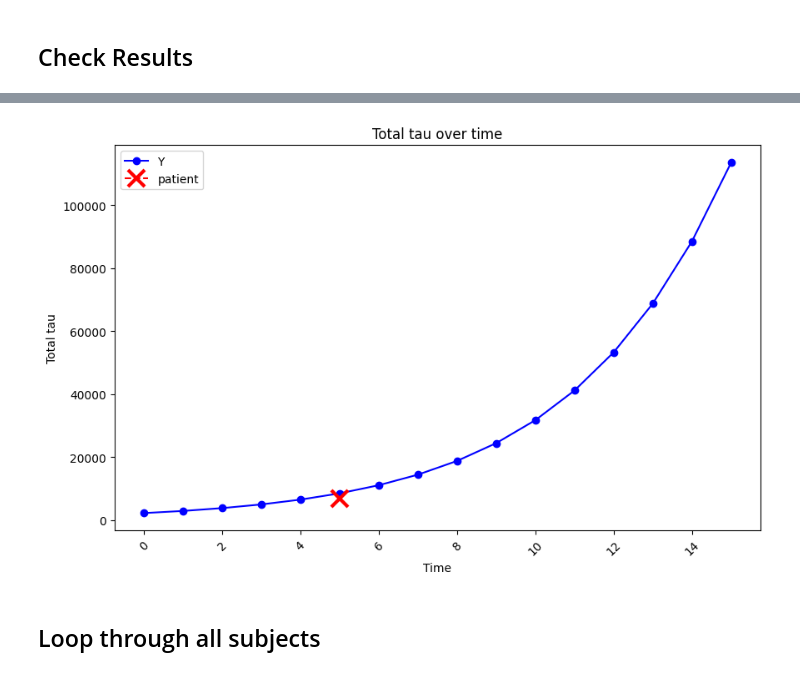
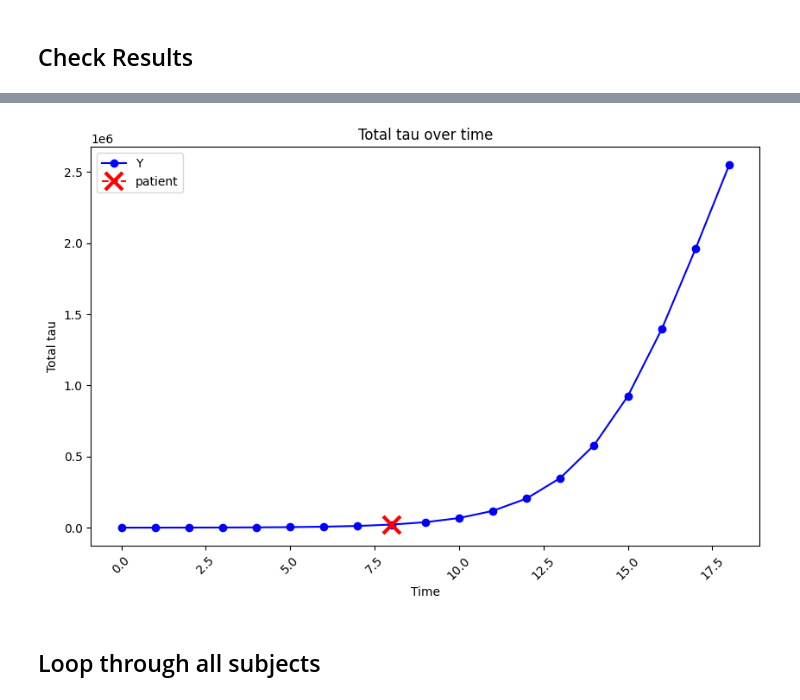
Before and after one commit to LaasyaMunjeti/EBM-Nexis, a Jupyter notebook: Running_nexis_seedop.ipynb, the cells around one changed output, grey strips where cells are left out. Cells and saved outputs as stored; diff of their text form; code cells hidden in the pictures.

```diff
--- a/Running_nexis_seedop.ipynb
+++ b/Running_nexis_seedop.ipynb
@@ -60,9 +60,12 @@ regions = ['Left-Cerebellum-Cortex','Left-Thalamus-Proper','Left-Hippocampus','L
+# %%
+# Run on either individual subjects (1) or whole cohort (0) (SET HERE)
+individual = 1
 # %%
 # Define inputs to NEXIS
 
 C_ = connectivity_matrix  # Connectivity matrix (nROI x nROI)
 U_ = np.zeros((nROI, 1)) # Cell type matrix (nROI x nTypes)/ gene_data_reordered
-t_vec_ = np.linspace(0, 15, 16)  # Time vector in terms of stages outputted by EBM (16 stages) # CHANGE LATER: 100 time points once time vs. stage relationship has been specified
+t_vec_ = np.linspace(0, 18, 19)  # Time vector in terms of stages outputted by EBM (16 stages) # CHANGE LATER: 100 time points once time vs. stage relationship has been specified
 w_dir_ = 0  # Since I don't care about directionality, set to 0 which overwrites s as 0.5
 volcorrect_ = 1  # Binary flag set to 0 if not correcting for volume, set to 1 if correcting for volume and add regional volume data to regional_volumes
 region_volumes_ = regional_volumes_excluded  # Regional volumes for normalization (nROI x 1)
@@ -285,13 +331,12 @@ plt = heatmap('baseline',Y)
 # %% [markdown]
 ## Check Results
 # %%
-# Calculate MSE between E(t) and Y
-mse = mse_matrix(patient_tau, Y_edited)
-print('Mean squared error: ' + str(mse))
+if individual:
+    # Calculate MSE between E(t) and Y
+    mse = mse_matrix(patient_tau, Y_edited)
+    print('Mean squared error: ' + str(mse))
 
- # Calculate R (only relevant with longitudinal data)
-Y_edited = Y_edited.flatten()
-patient_tau = patient_tau.flatten()
-R, p_value = pearsonr(Y_edited, patient_tau)
-print('Pearsons R: ' + str(R))
+    # Calculate R (only relevant with longitudinal data)
+    R, p_value = pearsonr(Y_edited.flatten(), patient_tau.flatten())
+    print('Pearsons R: ' + str(R))
 # %% [output]
@@ -300,31 +345,52 @@ Pearsons R: 0.3484648604439848
 # %%
 # Plot total tau over time for patient tau and Y_edited
 
-# Volume correction
-regional_volumes_array = np.array(regional_volumes_excluded)
-regional_volumes_array = regional_volumes_array.reshape((78,1))
-tau_mass_Y = regional_volumes_array * Y
-total_tau_Y = np.sum(tau_mass_Y, axis=0)
-patient_tau = patient_tau.reshape(78,1)
-tau_mass_patient = regional_volumes_array * patient_tau
-total_tau_patient = np.sum(tau_mass_patient, axis=0)
+if individual:
 
-time_points_Y = np.linspace(0, 15, 16)
+    # Volume correction
+    regional_volumes_array = np.array(regional_volumes_excluded)
+    regional_volumes_array = regional_volumes_array.reshape((78,1))
+    tau_mass_Y = regional_volumes_array * Y
+    total_tau_Y = np.sum(tau_mass_Y, axis=0)
+    patient_tau = patient_tau.reshape(78,1)
+    tau_mass_patient = regional_volumes_array * patient_tau
+    total_tau_patient = np.sum(tau_mass_patient, axis=0)
 
-plt.figure(figsize=(10, 6))
+    time_points_Y = np.linspace(0, 18, 19)
 
-# Plot total_tau_Y
-plt.plot(time_points_Y, total_tau_Y, marker='o', linestyle='-', color='b', label= 'Y')
+    plt.figure(figsize=(10, 6))
 
-# Plot total_tau_patient on the same graph
-plt.plot(stages, total_tau_patient, marker='x', linestyle='--', color='r', label= 'patient', markersize=15, markeredgewidth=3)
+    # Plot total_tau_Y
+    plt.plot(time_points_Y, total_tau_Y, marker='o', linestyle='-', color='b', label= 'Y')
 
-plt.title('Total tau over time')
-plt.xlabel('Time')  # Label the x-axis
-plt.ylabel('Total tau')  # Label the y-axis
-plt.xticks(rotation=45)  # Optional: rotate x-axis labels for better readability
-plt.legend()  # Add a legend to distinguish the two lines
+    # Plot total_tau_patient on the same graph
+    plt.plot(stages, total_tau_patient, marker='x', linestyle='--', color='r', label= 'patient', markersize=15, markeredgewidth=3)
 
-# Show the plot
-plt.show
+    plt.title('Total tau over time')
+    plt.xlabel('Time')  # Label the x-axis
+    plt.ylabel('Total tau')  # Label the y-axis
+    plt.xticks(rotation=45)  # Optional: rotate x-axis labels for better readability
+    plt.legend()  # Add a legend to distinguish the two lines
+    plt.show
+
+else:
+    # Define time points
+    time_points = np.linspace(0,18,19)
+
+    plt.figure(figsize=(10, 6))
+
+    # Plot Y
+    total_tau_Y = np.sum(Y, axis=0)
+    plt.plot(time_points, total_tau_Y, marker='o', linestyle='-', color='r', label= 'Y')
+
+    # Plot total tau for each subject
+    patient_data.loc[:, 'Sum'] = patient_data.iloc[:, 4:].sum(axis=1)
+    plt.scatter(patient_data['ml_stage'], patient_data['Sum'], color='b', label='Subjects')
+
+    plt.title('Total tau over time')
+    plt.xlabel('Time')  # Label the x-axis
+    plt.ylabel('Total tau')  # Label the y-axis
+    plt.xticks(rotation=45)  # Optional: rotate x-axis labels for better readability
+    plt.legend()  # Add a legend to distinguish the two lines
+    plt.show
 # %% [output]
@@ -332,4 +397,4 @@ plt.show
-[figure, old version]
+[figure, new version]
 # %% [markdown]
 ## Loop through all subjects
 # %%
```
Also changed, not shown: parts of 11 cells of this notebook.
